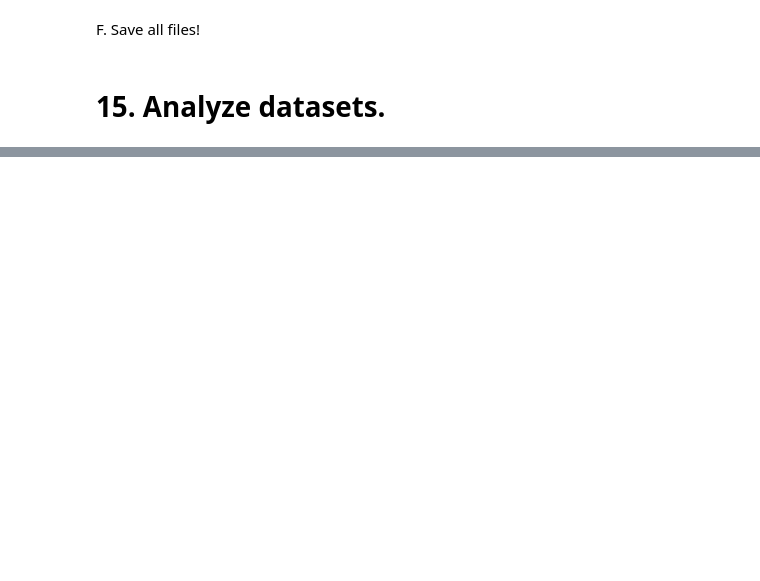
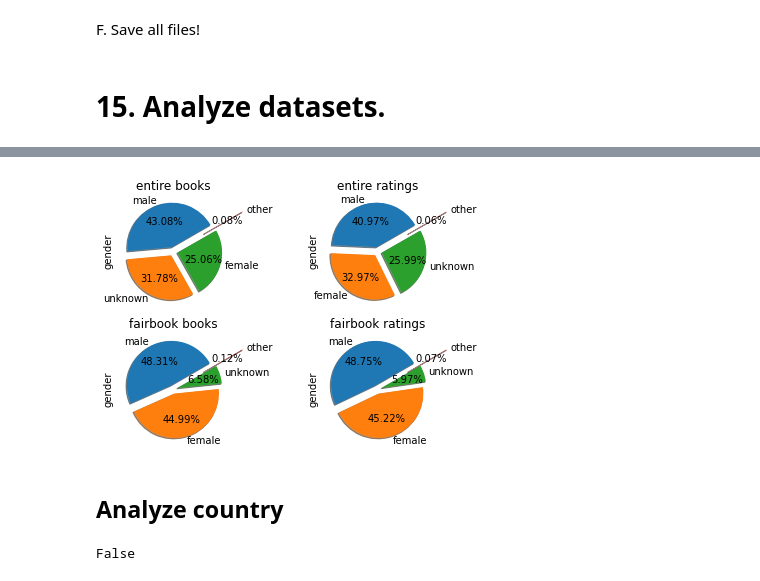
Before and after one commit to SavvinaDaniil/EnrichBookCrossing, a Jupyter notebook: All in one.ipynb, the cells around one changed output, grey strips where cells are left out. Cells and saved outputs as stored; diff of their text form; code cells hidden in the pictures; blank space fills up the shorter version.

```diff
--- a/All in one.ipynb
+++ b/All in one.ipynb
@@ -1146,0 +1338,4 @@ fairbook_ratings_with_properties.to_csv(location_to_save + 'fairbook_ratings_wit
+# %%
+dfs = [entire_books, entire_ratings, fairbook_books, fairbook_ratings]
+# %%
+dfs_names = ['entire books', 'entire ratings', 'fairbook books', 'fairbook ratings']
@@ -1146,0 +1344,7 @@ fairbook_ratings_with_properties.to_csv(location_to_save + 'fairbook_ratings_wit
+# %%
+i = 0
+for df in dfs:
+    print(dfs_names[i])
+    df["gender"] = df["gender"].apply(lambda x: "unknown" if x=="" else x)
+    df["gender"][(df.gender!="male") & (df.gender!="female") & (df.gender!="unknown")] = "other"
+    i += 1
@@ -1146,0 +1360,20 @@ fairbook_ratings_with_properties.to_csv(location_to_save + 'fairbook_ratings_wit
+# %%
+colors={'male':'#1f77b4',
+        'other':'#d62728',
+       "female":"#ff7f0e",
+       "unknown":"#2ca02c"}
+# %%
+fig, axes = plt.subplots(nrows=2, ncols=2)
+for i in range(len(dfs)):
+    j1 = np.divide(i,2)
+    j2 = np.mod(i,2)
+    dfs[i].gender.value_counts().plot(kind="pie",autopct='%.2f%%',explode=(0.1, 0.1, 0.1,0.8), shadow=True
+                                      , startangle=30, ax=axes[int(j1),int(j2)],
+                                     colors=[colors[v] for v in df['gender'].value_counts().keys()])
+    axes[int(j1),int(j2)].tick_params(labelrotation=0)
+    axes[int(j1),int(j2)].title.set_text(dfs_names[i])
+fig.tight_layout()
+#fig.suptitle("Gender Distribution")
+#fig.show()
+# %% [output]
+[figure, added]
@@ -1146,0 +1386,6 @@ fairbook_ratings_with_properties.to_csv(location_to_save + 'fairbook_ratings_wit
+# %% [markdown]
+## Analyze country
+# %%
+check_most_common("country")
+# %% [output]
+False
```
Also changed, not shown: parts of 80 cells of this notebook.
